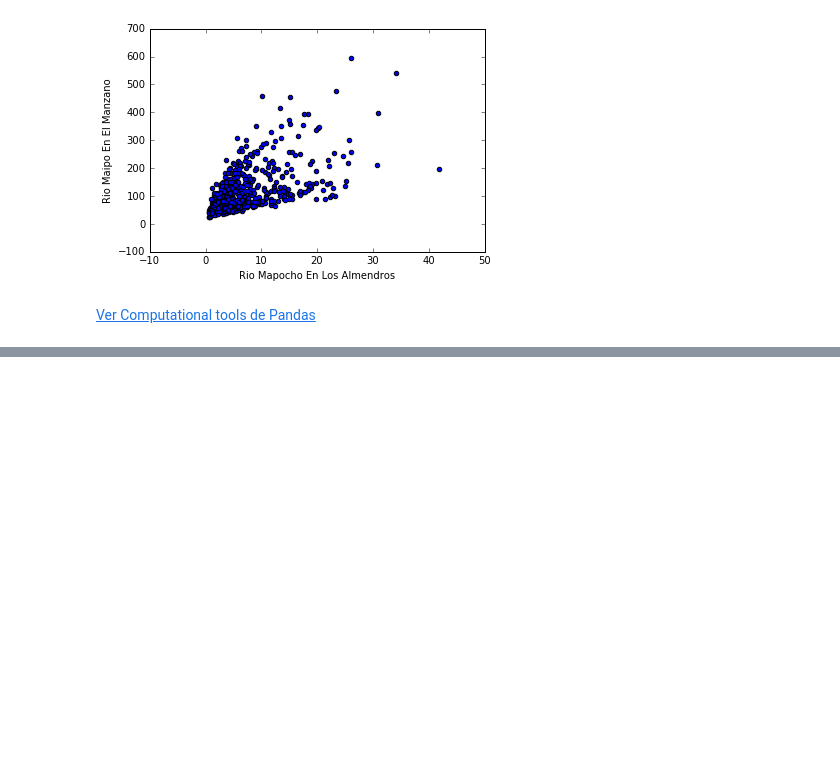
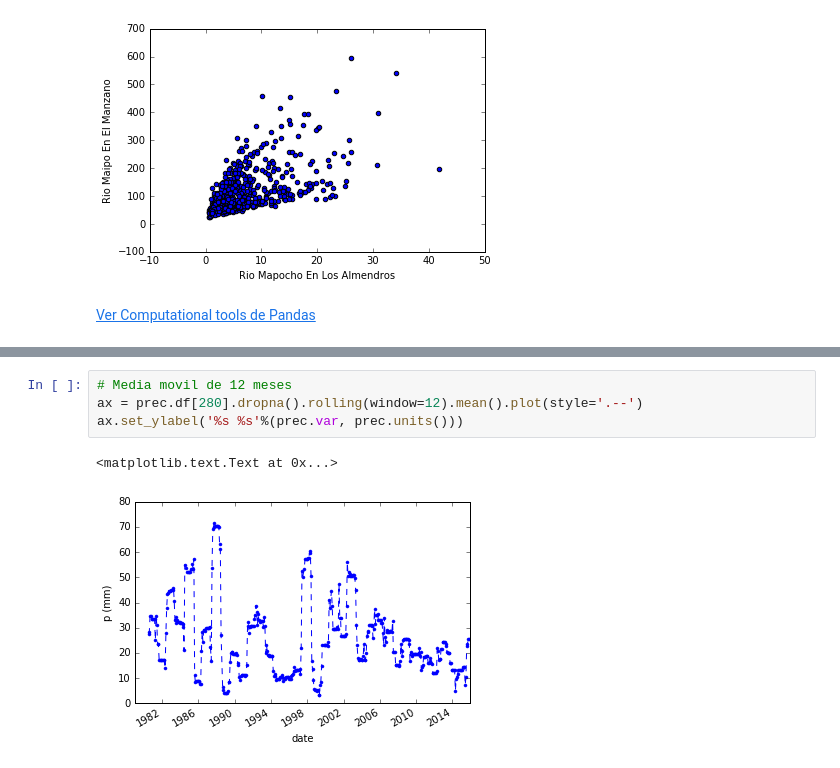
Before and after one commit to collabmarket/cr2_data, a Jupyter notebook: Example1.ipynb, the cells around one changed output, grey strips where cells are left out. Saved outputs shown, nothing was run; the diff lists cells and outputs as text; blank space fills up the shorter version.

```diff
--- a/Example1.ipynb
+++ b/Example1.ipynb
@@ -205,0 +209,7 @@ plt.legend(['prec','q90','mean'])
+# %%
+# Media movil de 12 meses
+ax = prec.df[280].dropna().rolling(window=12).mean().plot(style='.--')
+ax.set_ylabel('%s %s'%(prec.var, prec.units()))
+# %% [output]
+<matplotlib.text.Text at 0x...>
+[figure, added]
```
Also changed, not shown: parts of 8 cells of this notebook, 2 other files.
